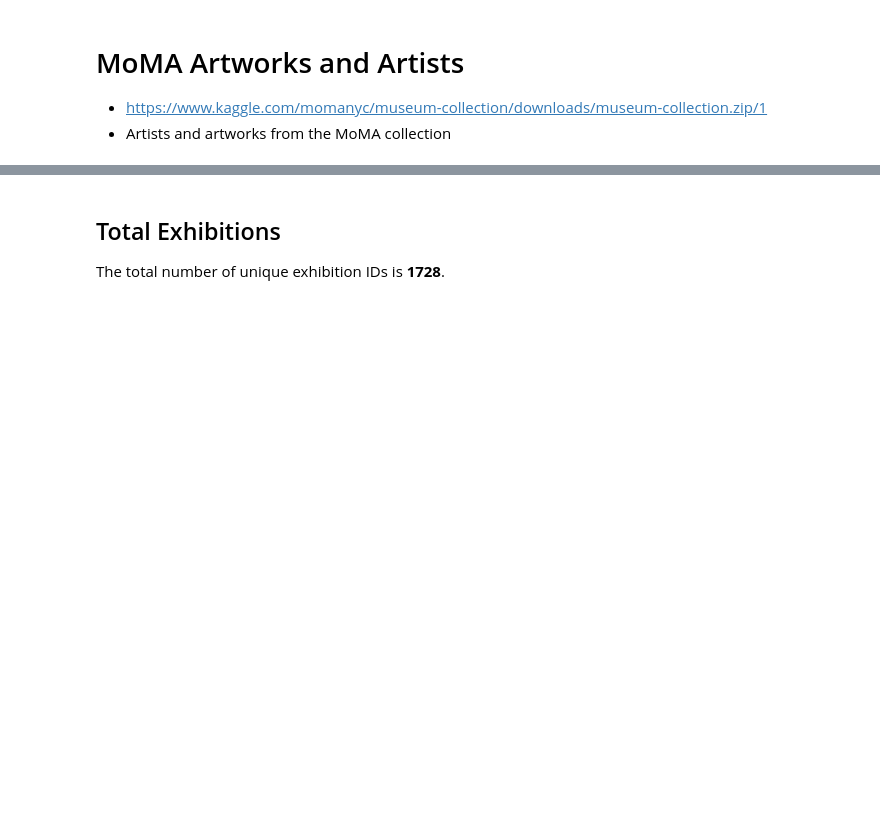
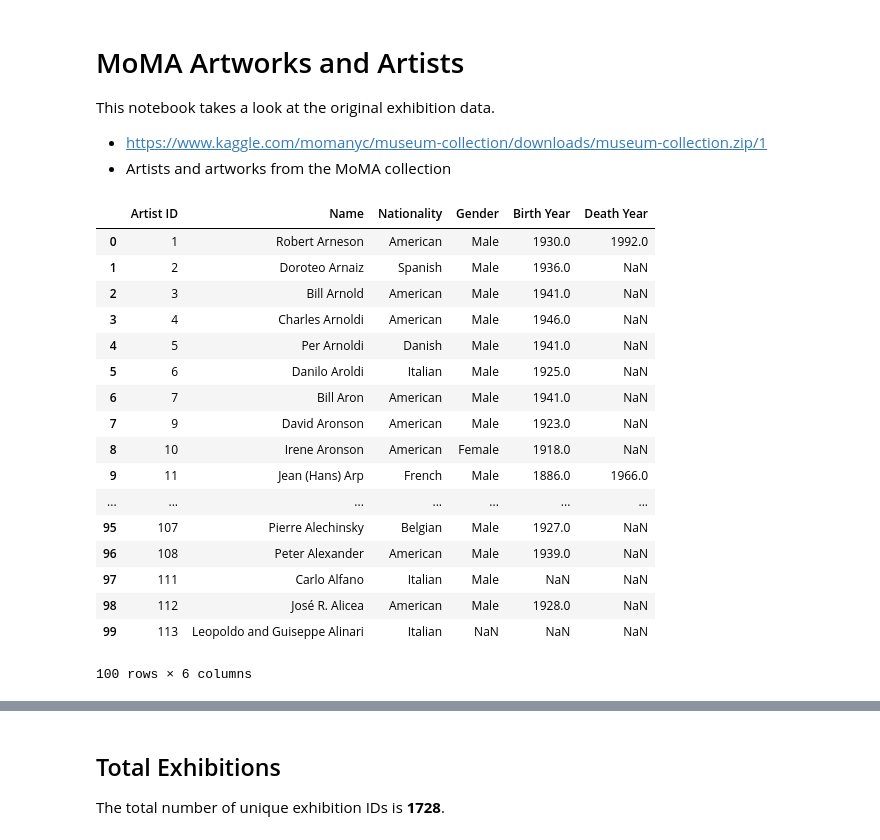
Before and after one commit to disposableraft/the-curator, a Jupyter notebook: notebooks/MoMA.ipynb, the cells around one changed output, grey strips where cells are left out. Saved outputs shown, nothing was run; the diff lists cells and outputs as text; code cells hidden in the pictures; blank space fills up the shorter version.

```diff
--- a/notebooks/MoMA.ipynb
+++ b/notebooks/MoMA.ipynb
@@ -1,5 +1,7 @@
 # %% [markdown]
 # MoMA Artworks and Artists
 
+This notebook takes a look at the original exhibition data.
+
 - https://www.kaggle.com/momanyc/museum-collection/downloads/museum-collection.zip/1
 - Artists and artworks from the MoMA collection
@@ -6,7 +10,4 @@
 # %%
-import pandas as pd
-from pathlib import Path
-
-artists = Path('~/data1/moma/artists.csv')
-artworks = Path('~/data1/moma/artworks.csv')
-exhibitions = Path('~/data1/moma/exhibitions/MoMAExhibitions1929to1989.csv')
+artist_df = pd.read_csv('~/data1/moma/artists.csv')
+artwork_df = pd.read_csv('~/data1/moma/artworks.csv')
+exh_df = pd.read_csv('~/data1/moma/exhibitions/MoMAExhibitions1929to1989.csv', encoding="iso8859-1")
@@ -17 +14,22 @@ exhibition_data = pd.read_csv(exhibitions)
+# %%
+artist_df.head(100)
+# %% [output]
+|  | Artist ID | Name | Nationality | Gender | Birth Year | Death Year |
+| 0 | 1 | Robert Arneson | American | Male | 1930.0 | 1992.0 |
+| 1 | 2 | Doroteo Arnaiz | Spanish | Male | 1936.0 | NaN |
+| 2 | 3 | Bill Arnold | American | Male | 1941.0 | NaN |
+| 3 | 4 | Charles Arnoldi | American | Male | 1946.0 | NaN |
+| 4 | 5 | Per Arnoldi | Danish | Male | 1941.0 | NaN |
+| 5 | 6 | Danilo Aroldi | Italian | Male | 1925.0 | NaN |
+| 6 | 7 | Bill Aron | American | Male | 1941.0 | NaN |
+| 7 | 9 | David Aronson | American | Male | 1923.0 | NaN |
+| 8 | 10 | Irene Aronson | American | Female | 1918.0 | NaN |
+| 9 | 11 | Jean (Hans) Arp | French | Male | 1886.0 | 1966.0 |
+| ... | ... | ... | ... | ... | ... | ... |
+| 95 | 107 | Pierre Alechinsky | Belgian | Male | 1927.0 | NaN |
+| 96 | 108 | Peter Alexander | American | Male | 1939.0 | NaN |
+| 97 | 111 | Carlo Alfano | Italian | Male | NaN | NaN |
+| 98 | 112 | José R. Alicea | American | Male | 1928.0 | NaN |
+| 99 | 113 | Leopoldo and Guiseppe Alinari | Italian | NaN | NaN | NaN |
+100 rows × 6 columns
 # %%
```
Also changed, not shown: parts of 10 cells of this notebook.
